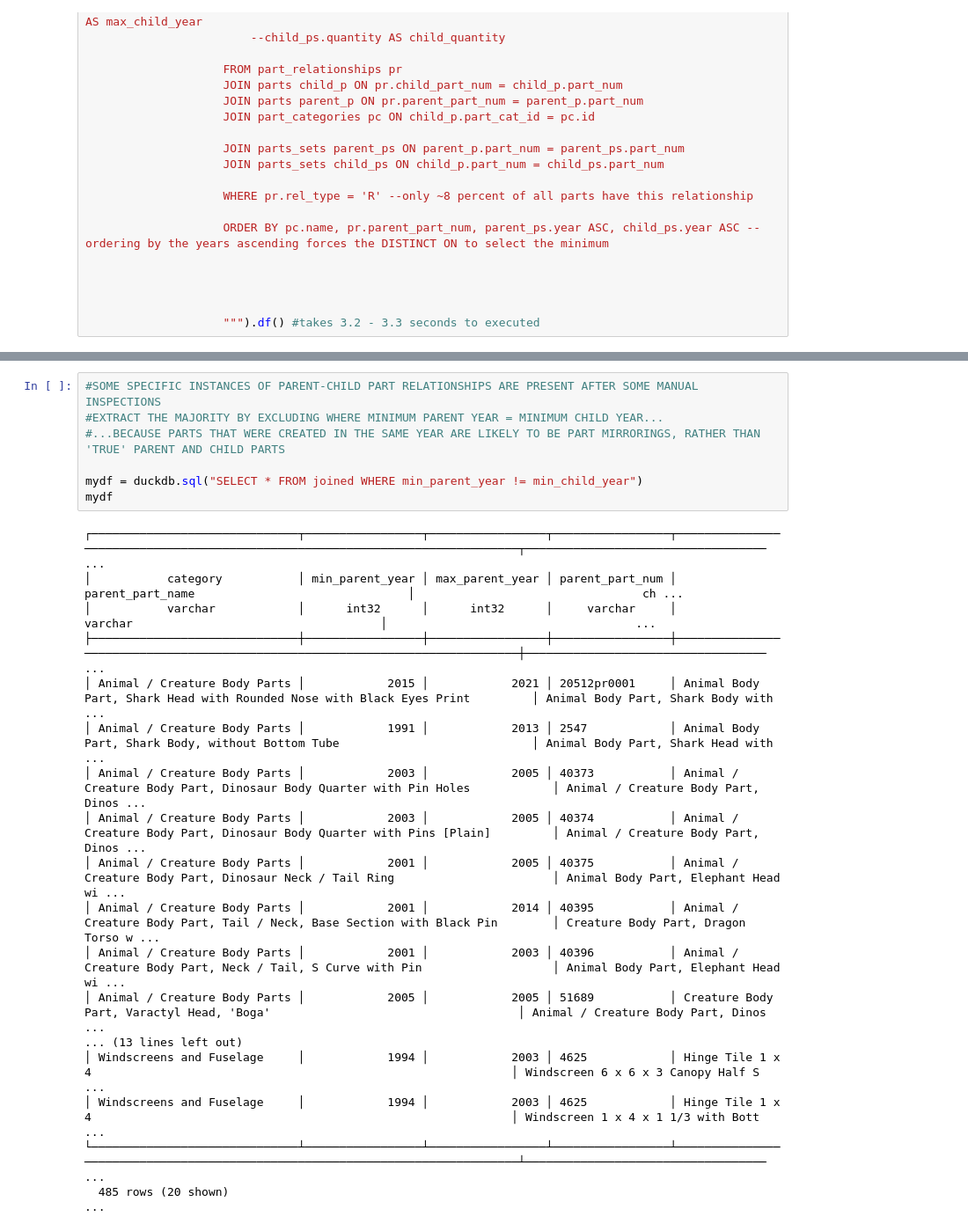
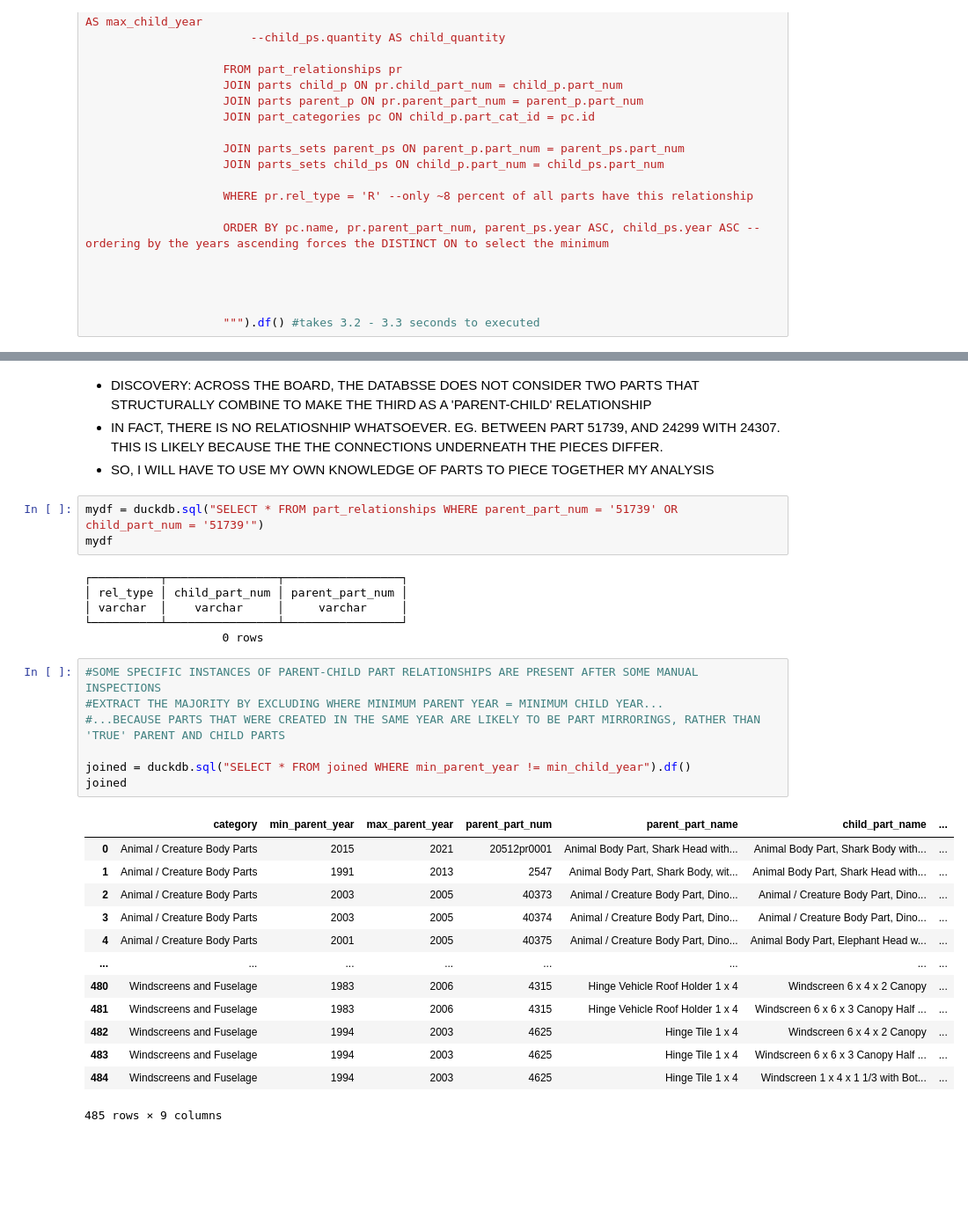
Before and after one commit to r4y856/Lego-Parts-Analysis, a Jupyter notebook: data_analysis_1.ipynb, the cells around one changed output, grey strips where cells are left out. Shown at 88% size. Cells and saved outputs as stored; diff of their text form; blank space fills up the shorter version.

```diff
--- a/data_analysis_1.ipynb
+++ b/data_analysis_1.ipynb
@@ -121,25 +108,34 @@ mydf
+# %% [markdown]
+- DISCOVERY: ACROSS THE BOARD, THE DATABSSE DOES NOT CONSIDER TWO PARTS THAT STRUCTURALLY COMBINE TO MAKE THE THIRD AS A 'PARENT-CHILD' RELATIONSHIP
+- IN FACT, THERE IS NO RELATIOSNHIP WHATSOEVER. EG. BETWEEN PART 51739, AND 24299 WITH 24307. THIS IS LIKELY BECAUSE THE THE CONNECTIONS UNDERNEATH THE PIECES DIFFER.
+- SO, I WILL HAVE TO USE MY OWN KNOWLEDGE OF PARTS TO PIECE TOGETHER MY ANALYSIS
+# %%
+mydf = duckdb.sql("SELECT * FROM part_relationships WHERE parent_part_num = '51739' OR child_part_num = '51739'")
+mydf
+# %% [output]
+┌──────────┬────────────────┬─────────────────┐
+│ rel_type │ child_part_num │ parent_part_num │
+│ varchar  │    varchar     │     varchar     │
+└──────────┴────────────────┴─────────────────┘
+                    0 rows
 # %%
 #SOME SPECIFIC INSTANCES OF PARENT-CHILD PART RELATIONSHIPS ARE PRESENT AFTER SOME MANUAL INSPECTIONS
 #EXTRACT THE MAJORITY BY EXCLUDING WHERE MINIMUM PARENT YEAR = MINIMUM CHILD YEAR...
 #...BECAUSE PARTS THAT WERE CREATED IN THE SAME YEAR ARE LIKELY TO BE PART MIRRORINGS, RATHER THAN 'TRUE' PARENT AND CHILD PARTS
 
-mydf = duckdb.sql("SELECT * FROM joined WHERE min_parent_year != min_child_year")
-mydf
+joined = duckdb.sql("SELECT * FROM joined WHERE min_parent_year != min_child_year").df()
+joined
 # %% [output]
+|  | category | min_parent_year | max_parent_year | parent_part_num | parent_part_name | child_part_name | ... |
+| 0 | Animal / Creature Body Parts | 2015 | 2021 | 20512pr0001 | Animal Body Part, Shark Head with... | Animal Body Part, Shark Body with... | ... |
+| 1 | Animal / Creature Body Parts | 1991 | 2013 | 2547 | Animal Body Part, Shark Body, wit... | Animal Body Part, Shark Head with... | ... |
+| 2 | Animal / Creature Body Parts | 2003 | 2005 | 40373 | Animal / Creature Body Part, Dino... | Animal / Creature Body Part, Dino... | ... |
+| 3 | Animal / Creature Body Parts | 2003 | 2005 | 40374 | Animal / Creature Body Part, Dino... | Animal / Creature Body Part, Dino... | ... |
+| 4 | Animal / Creature Body Parts | 2001 | 2005 | 40375 | Animal / Creature Body Part, Dino... | Animal Body Part, Elephant Head w... | ... |
+| ... | ... | ... | ... | ... | ... | ... | ... |
+| 480 | Windscreens and Fuselage | 1983 | 2006 | 4315 | Hinge Vehicle Roof Holder 1 x 4 | Windscreen 6 x 4 x 2 Canopy | ... |
+| 481 | Windscreens and Fuselage | 1983 | 2006 | 4315 | Hinge Vehicle Roof Holder 1 x 4 | Windscreen 6 x 6 x 3 Canopy Half ... | ... |
+| 482 | Windscreens and Fuselage | 1994 | 2003 | 4625 | Hinge Tile 1 x 4 | Windscreen 6 x 4 x 2 Canopy | ... |
+| 483 | Windscreens and Fuselage | 1994 | 2003 | 4625 | Hinge Tile 1 x 4 | Windscreen 6 x 6 x 3 Canopy Half ... | ... |
+| 484 | Windscreens and Fuselage | 1994 | 2003 | 4625 | Hinge Tile 1 x 4 | Windscreen 1 x 4 x 1 1/3 with Bot... | ... |
-┌──────────────────────────────┬─────────────────┬─────────────────┬─────────────────┬──────────────────────────────────────────────────────────────────────────────┬─────────────────────────────────── ...
-│           category           │ min_parent_year │ max_parent_year │ parent_part_num │                               parent_part_name                               │                                 ch ...
-│           varchar            │      int32      │      int32      │     varchar     │                                   varchar                                    │                                    ...
-├──────────────────────────────┼─────────────────┼─────────────────┼─────────────────┼──────────────────────────────────────────────────────────────────────────────┼─────────────────────────────────── ...
-│ Animal / Creature Body Parts │            2015 │            2021 │ 20512pr0001     │ Animal Body Part, Shark Head with Rounded Nose with Black Eyes Print         │ Animal Body Part, Shark Body with  ...
-│ Animal / Creature Body Parts │            1991 │            2013 │ 2547            │ Animal Body Part, Shark Body, without Bottom Tube                            │ Animal Body Part, Shark Head with  ...
-│ Animal / Creature Body Parts │            2003 │            2005 │ 40373           │ Animal / Creature Body Part, Dinosaur Body Quarter with Pin Holes            │ Animal / Creature Body Part, Dinos ...
-│ Animal / Creature Body Parts │            2003 │            2005 │ 40374           │ Animal / Creature Body Part, Dinosaur Body Quarter with Pins [Plain]         │ Animal / Creature Body Part, Dinos ...
-│ Animal / Creature Body Parts │            2001 │            2005 │ 40375           │ Animal / Creature Body Part, Dinosaur Neck / Tail Ring                       │ Animal Body Part, Elephant Head wi ...
-│ Animal / Creature Body Parts │            2001 │            2014 │ 40395           │ Animal / Creature Body Part, Tail / Neck, Base Section with Black Pin        │ Creature Body Part, Dragon Torso w ...
-│ Animal / Creature Body Parts │            2001 │            2003 │ 40396           │ Animal / Creature Body Part, Neck / Tail, S Curve with Pin                   │ Animal Body Part, Elephant Head wi ...
-│ Animal / Creature Body Parts │            2005 │            2005 │ 51689           │ Creature Body Part, Varactyl Head, 'Boga'                                    │ Animal / Creature Body Part, Dinos ...
-... (13 lines left out)
-│ Windscreens and Fuselage     │            1994 │            2003 │ 4625            │ Hinge Tile 1 x 4                                                             │ Windscreen 6 x 6 x 3 Canopy Half S ...
-│ Windscreens and Fuselage     │            1994 │            2003 │ 4625            │ Hinge Tile 1 x 4                                                             │ Windscreen 1 x 4 x 1 1/3 with Bott ...
-└──────────────────────────────┴─────────────────┴─────────────────┴─────────────────┴──────────────────────────────────────────────────────────────────────────────┴─────────────────────────────────── ...
-  485 rows (20 shown)                                                                                                                                                                                    ...
+485 rows × 9 columns
```
Also changed, not shown: parts of 9 cells of this notebook.
